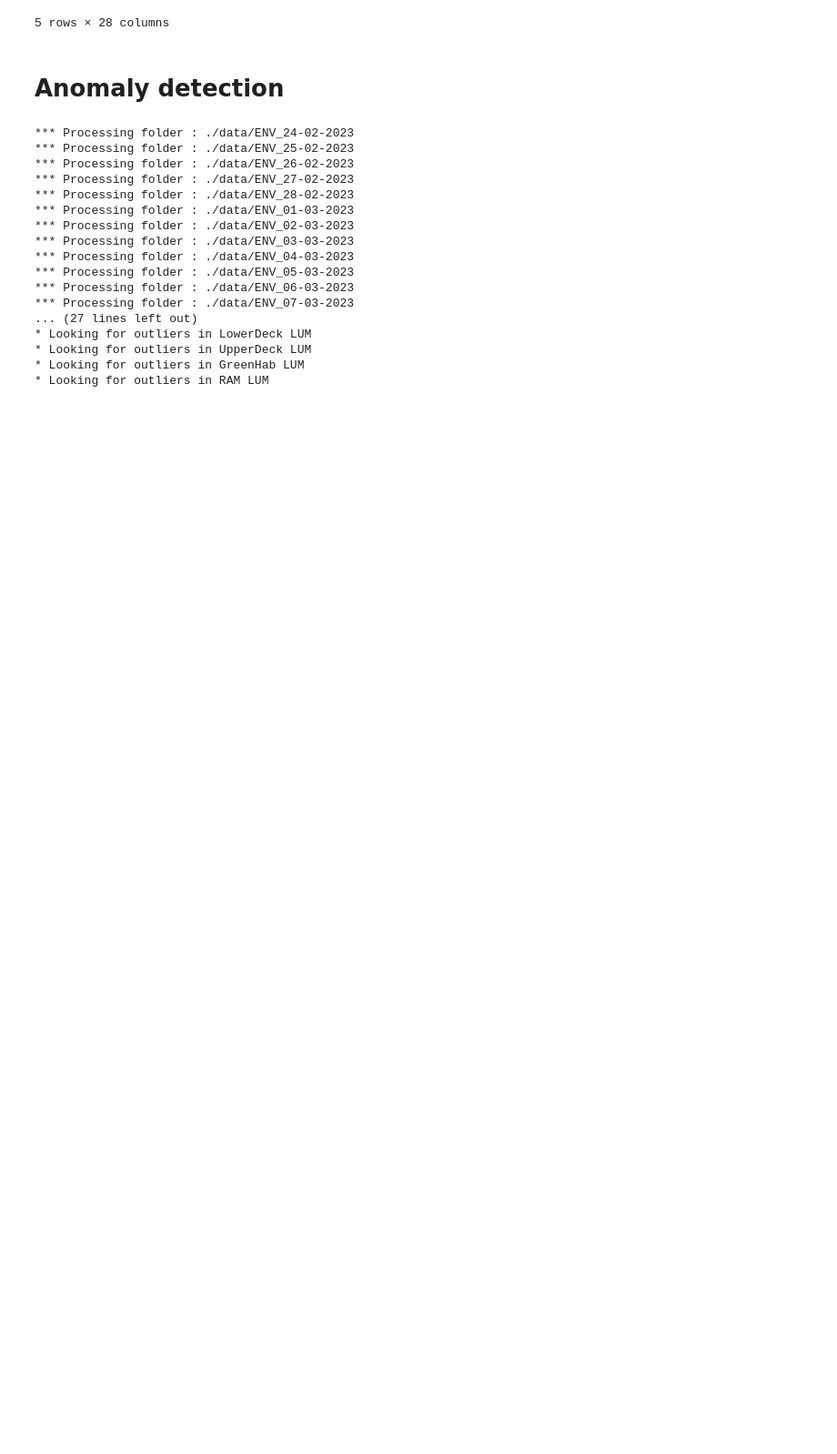
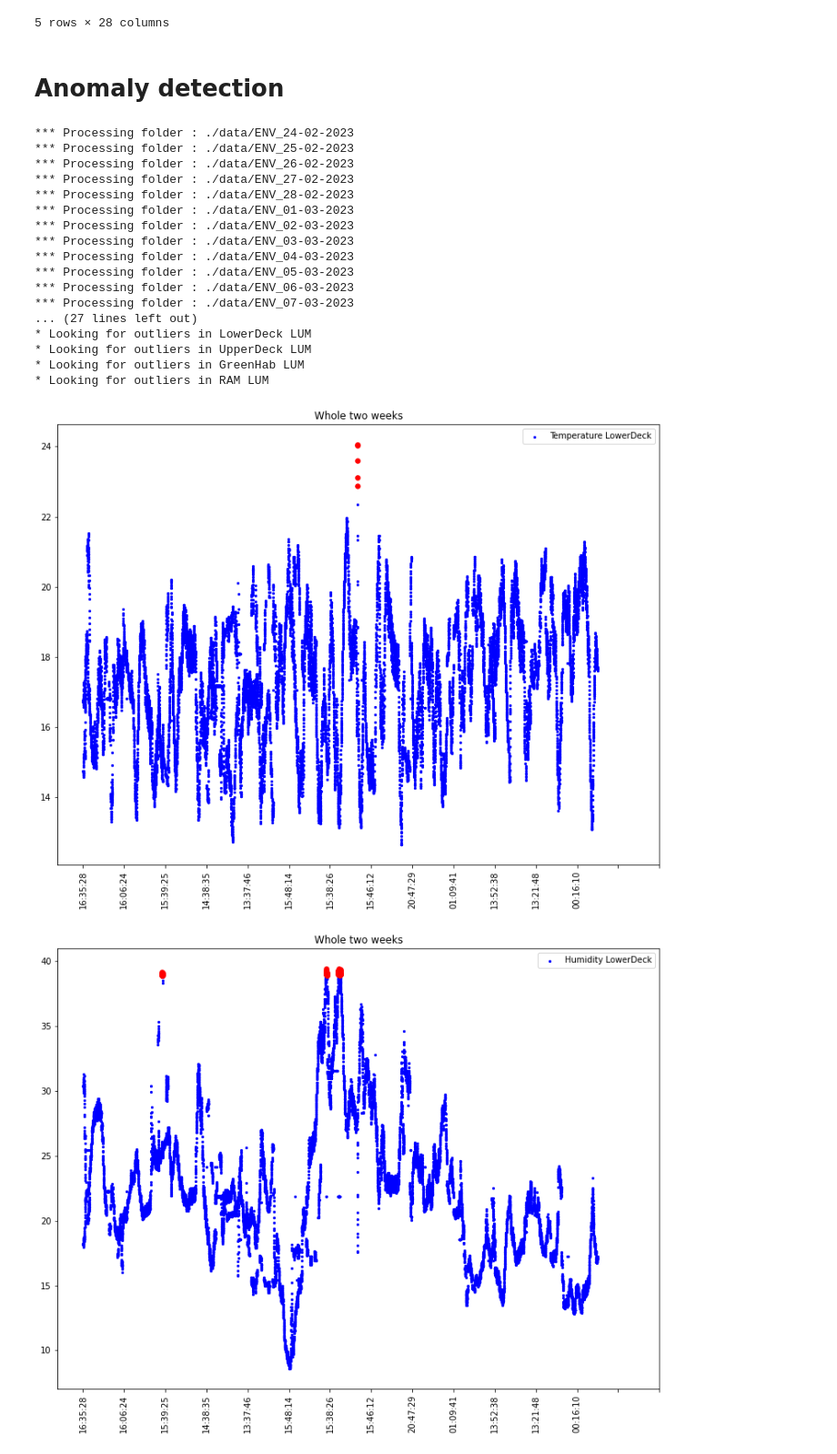
Before and after one commit to ydepledt/pie_project, a Jupyter notebook: ENV_Reader_AnneeDerniere.ipynb, the cells around one changed output. Shown at 91% size. Cells and saved outputs as stored; diff of their text form; code cells hidden in the pictures; blank space fills up the shorter version.

Commit message:
Ajout plots anomalies (ça marche)

```diff
--- a/ENV_Reader_AnneeDerniere.ipynb
+++ b/ENV_Reader_AnneeDerniere.ipynb
@@ -923,6 +924,9 @@ def findAnomaliesColumn(dfcol,verbose=False) : # n'accepte qu'un dataset colonne
 def plotZonesWeeksOutliers(lowerdeck_df,upperdeck_df,greenhab_df,ram_df,isAberrantIndexZ) :
     plt.figure(figsize=(12.8, 9.6))
     plt.scatter(lowerdeck_df.index, lowerdeck_df['LowerDeck T'],label='Temperature LowerDeck',c='b',s=5)
+    for i in range(len(lowerdeck_df)) :
+        if i in isAberrantIndexZ[0] :
+            plt.scatter(lowerdeck_df.index[i], lowerdeck_df['LowerDeck T'][i],c='r',s=30)
     plt.xticks(np.linspace(0, len(lowerdeck_df['LowerDeck T']) - 1, 15, dtype=int))
     plt.xticks(rotation=90)
     plt.legend()
@@ -930,6 +934,9 @@ def plotZonesWeeksOutliers(lowerdeck_df,upperdeck_df,greenhab_df,ram_df,isAberra
 
     plt.figure(figsize=(12.8, 9.6))
     plt.scatter(lowerdeck_df.index, lowerdeck_df['LowerDeck H'],label='Humidity LowerDeck',c='b',s=5)
+    for i in range(len(lowerdeck_df)) :
+        if i in isAberrantIndexZ[8] :
+            plt.scatter(lowerdeck_df.index[i], lowerdeck_df['LowerDeck H'][i],c='r',s=30)
     plt.xticks(np.linspace(0, len(lowerdeck_df['LowerDeck H']) - 1, 15, dtype=int))
     plt.xticks(rotation=90)
     plt.legend()
@@ -937,6 +944,9 @@ def plotZonesWeeksOutliers(lowerdeck_df,upperdeck_df,greenhab_df,ram_df,isAberra
 
     plt.figure(figsize=(12.8, 9.6))
     plt.scatter(lowerdeck_df.index, lowerdeck_df['LowerDeck LUM'],label='Luminosity LowerDeck',c='b',s=5)
+    for i in range(len(lowerdeck_df)) :
+        if i in isAberrantIndexZ[24] :
+            plt.scatter(lowerdeck_df.index[i], lowerdeck_df['LowerDeck LUM'][i],c='r',s=30)
     plt.xticks(np.linspace(0, len(lowerdeck_df['LowerDeck LUM']) - 1, 15, dtype=int))
     plt.xticks(rotation=90)
     plt.legend()
@@ -946,6 +956,9 @@ def plotZonesWeeksOutliers(lowerdeck_df,upperdeck_df,greenhab_df,ram_df,isAberra
 
     plt.figure(figsize=(12.8, 9.6))
     plt.scatter(upperdeck_df.index,upperdeck_df['UpperDeck T'],label='Temperature UpperDeck',c='m',s=5)
+    for i in range(len(upperdeck_df)) :
+        if i in isAberrantIndexZ[1] :
+            plt.scatter(upperdeck_df.index[i], upperdeck_df['UpperDeck T'][i],c='r',s=30)
     plt.xticks(np.linspace(0, len(upperdeck_df['UpperDeck T']) - 1, 15, dtype=int))
     plt.xticks(rotation=90)
     plt.legend()
@@ -953,6 +966,9 @@ def plotZonesWeeksOutliers(lowerdeck_df,upperdeck_df,greenhab_df,ram_df,isAberra
 
     plt.figure(figsize=(12.8, 9.6))
     plt.scatter(upperdeck_df.index,upperdeck_df['UpperDeck H'],label='Humidity UpperDeck',c='m',s=5)
+    for i in range(len(upperdeck_df)) :
+        if i in isAberrantIndexZ[9] :
+            plt.scatter(upperdeck_df.index[i], upperdeck_df['UpperDeck H'][i],c='r',s=30)
     plt.xticks(np.linspace(0, len(upperdeck_df['UpperDeck H']) - 1, 15, dtype=int))
     plt.xticks(rotation=90)
     plt.legend()
@@ -960,6 +976,9 @@ def plotZonesWeeksOutliers(lowerdeck_df,upperdeck_df,greenhab_df,ram_df,isAberra
 
     plt.figure(figsize=(12.8, 9.6))
     plt.scatter(upperdeck_df.index,upperdeck_df['UpperDeck LUM'],label='Luminosity UpperDeck',c='m',s=5)
+    for i in range(len(upperdeck_df)) :
+        if i in isAberrantIndexZ[25] :
+            plt.scatter(upperdeck_df.index[i], upperdeck_df['UpperDeck LUM'][i],c='r',s=30)
     plt.xticks(np.linspace(0, len(upperdeck_df['UpperDeck LUM']) - 1, 15, dtype=int))
     plt.xticks(rotation=90)
     plt.legend()
@@ -969,6 +988,9 @@ def plotZonesWeeksOutliers(lowerdeck_df,upperdeck_df,greenhab_df,ram_df,isAberra
 
     plt.figure(figsize=(12.8, 9.6))
     plt.scatter(greenhab_df.index,greenhab_df['GreenHab T'],label='Temperature Greenhab',c='g',s=5)
+    for i in range(len(greenhab_df)) :
+        if i in isAberrantIndexZ[2] :
+            plt.scatter(greenhab_df.index[i], greenhab_df['GreenHab T'][i],c='r',s=30)
     plt.xticks(np.linspace(0, len(greenhab_df['GreenHab T']) - 1, 15, dtype=int))
     plt.xticks(rotation=90)
     plt.legend()
@@ -976,6 +998,9 @@ def plotZonesWeeksOutliers(lowerdeck_df,upperdeck_df,greenhab_df,ram_df,isAberra
 
     plt.figure(figsize=(12.8, 9.6))
     plt.scatter(greenhab_df.index,greenhab_df['GreenHab H'],label='Humidity Greenhab',c='g',s=5)
+    for i in range(len(greenhab_df)) :
+        if i in isAberrantIndexZ[10] :
+            plt.scatter(greenhab_df.index[i], greenhab_df['GreenHab H'][i],c='r',s=30)
     plt.xticks(np.linspace(0, len(greenhab_df['GreenHab H']) - 1, 15, dtype=int))
     plt.xticks(rotation=90)
     plt.legend()
@@ -983,6 +1008,9 @@ def plotZonesWeeksOutliers(lowerdeck_df,upperdeck_df,greenhab_df,ram_df,isAberra
 
     plt.figure(figsize=(12.8, 9.6))
     plt.scatter(greenhab_df.index,greenhab_df['GreenHab LUM'],label='Luminosity Greenhab',c='g',s=5)
+    for i in range(len(greenhab_df)) :
+        if i in isAberrantIndexZ[26] :
+            plt.scatter(greenhab_df.index[i], greenhab_df['GreenHab LUM'][i],c='r',s=30)
     plt.xticks(np.linspace(0, len(greenhab_df['GreenHab LUM']) - 1, 15, dtype=int))
     plt.xticks(rotation=90)
     plt.legend()
@@ -992,6 +1020,9 @@ def plotZonesWeeksOutliers(lowerdeck_df,upperdeck_df,greenhab_df,ram_df,isAberra
 
     plt.figure(figsize=(12.8, 9.6))
     plt.scatter(ram_df.index,ram_df['RAM T'],label='Temperature RAM',c='y',s=5)
+    for i in range(len(ram_df)) :
+        if i in isAberrantIndexZ[3] :
+            plt.scatter(ram_df.index[i], ram_df['RAM T'][i],c='r',s=30)
     plt.xticks(np.linspace(0, len(ram_df['RAM T']) - 1, 15, dtype=int))
     plt.xticks(rotation=90)
     plt.legend()
@@ -999,6 +1030,9 @@ def plotZonesWeeksOutliers(lowerdeck_df,upperdeck_df,greenhab_df,ram_df,isAberra
 
     plt.figure(figsize=(12.8, 9.6))
     plt.scatter(ram_df.index,ram_df['RAM H'],label='Humidity RAM',c='y',s=5)
+    for i in range(len(ram_df)) :
+        if i in isAberrantIndexZ[11] :
+            plt.scatter(ram_df.index[i], ram_df['RAM H'][i],c='r',s=30)
     plt.xticks(np.linspace(0, len(ram_df['RAM H']) - 1, 15, dtype=int))
     plt.xticks(rotation=90)
     plt.legend()
@@ -1006,6 +1040,9 @@ def plotZonesWeeksOutliers(lowerdeck_df,upperdeck_df,greenhab_df,ram_df,isAberra
 
     plt.figure(figsize=(12.8, 9.6))
     plt.scatter(ram_df.index,ram_df['RAM LUM'],label='Luminosity RAM',c='y',s=5)
+    for i in range(len(ram_df)) :
+        if i in isAberrantIndexZ[27] :
+            plt.scatter(ram_df.index[i], ram_df['RAM LUM'][i],c='r',s=30)
     plt.xticks(np.linspace(0, len(ram_df['RAM LUM']) - 1, 15, dtype=int))
     plt.xticks(rotation=90)
     plt.legend()
@@ -1049,3 +1085,8 @@ z = splitZones(df)
 * Looking for outliers in UpperDeck LUM
 * Looking for outliers in GreenHab LUM
 * Looking for outliers in RAM LUM
+# %%
+plotZonesWeeksOutliers(z[0],z[1],z[2],z[3],isAberrantIndexZ)
+# %% [output]
+[figure, added]
+[figure, added]
```
Also changed, not shown: parts of 4 cells of this notebook.
